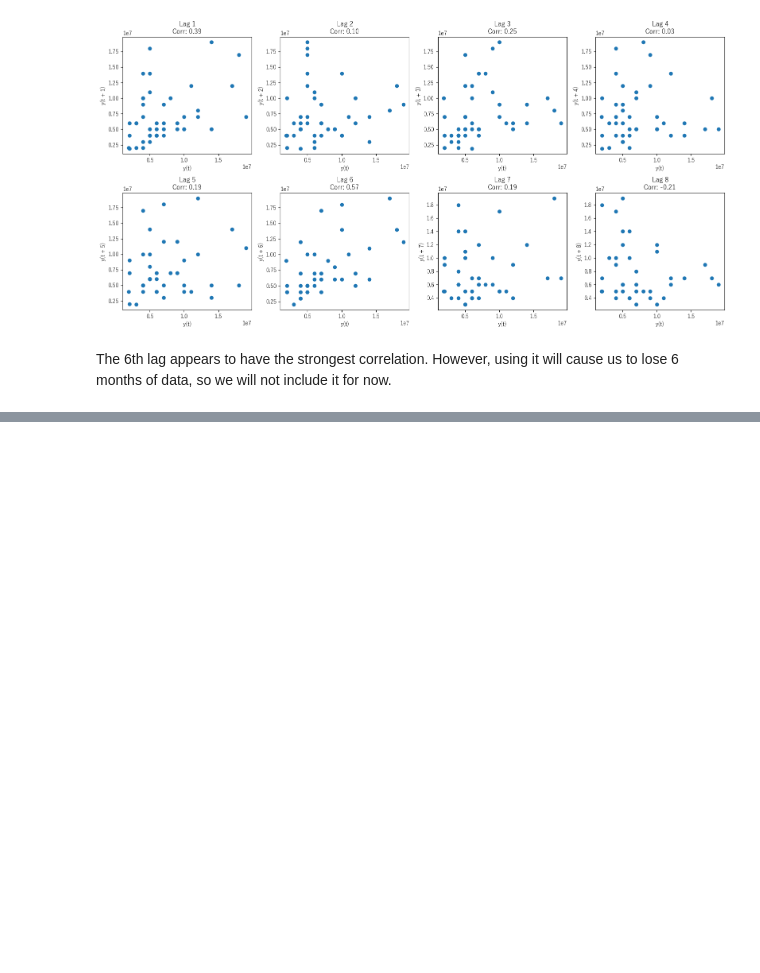
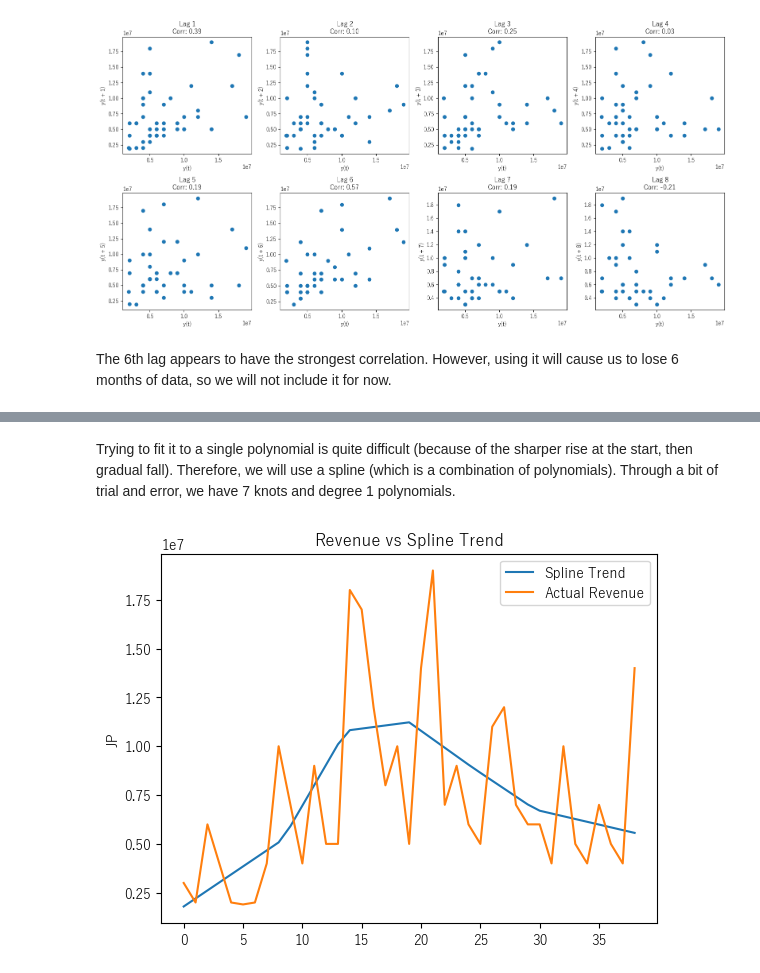
Before and after one commit to willowisp01/blue-archive-forecasting, a Jupyter notebook: analysis.ipynb, the cells around one changed output, grey strips where cells are left out. Drawn from its saved outputs; the diff is of its cells as text; code cells hidden in the pictures; blank space fills up the shorter version.

```diff
--- a/analysis.ipynb
+++ b/analysis.ipynb
@@ -1079,0 +1146,31 @@ The 6th lag appears to have the strongest correlation. However, using it will ca
+# %% [markdown]
+Trying to fit it to a single polynomial is quite difficult (because of the sharper rise at the start, then gradual fall). Therefore, we will use a spline (which is a combination of polynomials). Through a bit of trial and error, we have 7 knots and degree 1 polynomials.
+# %%
+from sklearn.preprocessing import SplineTransformer
+from sklearn.linear_model import LinearRegression
+from sklearn.pipeline import make_pipeline
+
+linear_regressor = LinearRegression()
+
+dp = DeterministicProcess(index=y_train.index, order=1)
+time_index = dp.in_sample() # points to fit for trend (which is a time index)
+
+# remove first few and last rows to align with rolling mean
+time_index_aligned = time_index.iloc[(window_size//2):-(window_size//2)]
+time_index_aligned_array = time_index_aligned.to_numpy().reshape(-1, 1).astype(int)
+time_index_aligned_array
+
+# spline transformer with 2 knots
+spline_transformer = SplineTransformer(degree=1, n_knots=7, knots='quantile',
+                                       include_bias=False, extrapolation='continue')
+
+trend_model = make_pipeline(spline_transformer, linear_regressor)
+trend_model.fit(time_index_aligned_array, trend.dropna())
+
+sns.lineplot(trend_model.predict(time_index), label='Spline Trend')
+sns.lineplot(y_train, label='Actual Revenue')
+
+plt.title('Revenue vs Spline Trend')
+plt.show()
+# %% [output]
+[figure, added]
```
Also changed, not shown: parts of 8 cells of this notebook, 1 other file.
